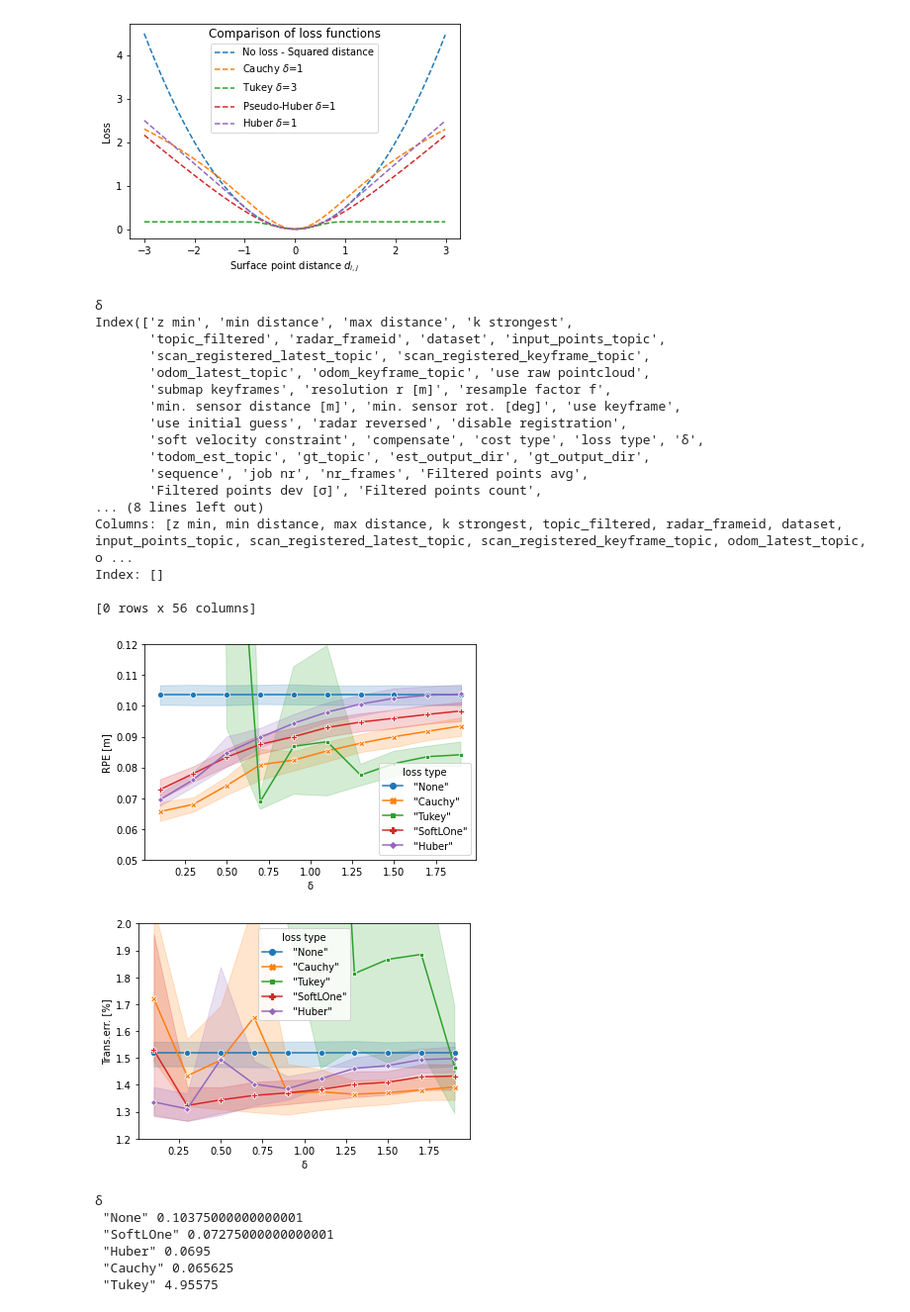
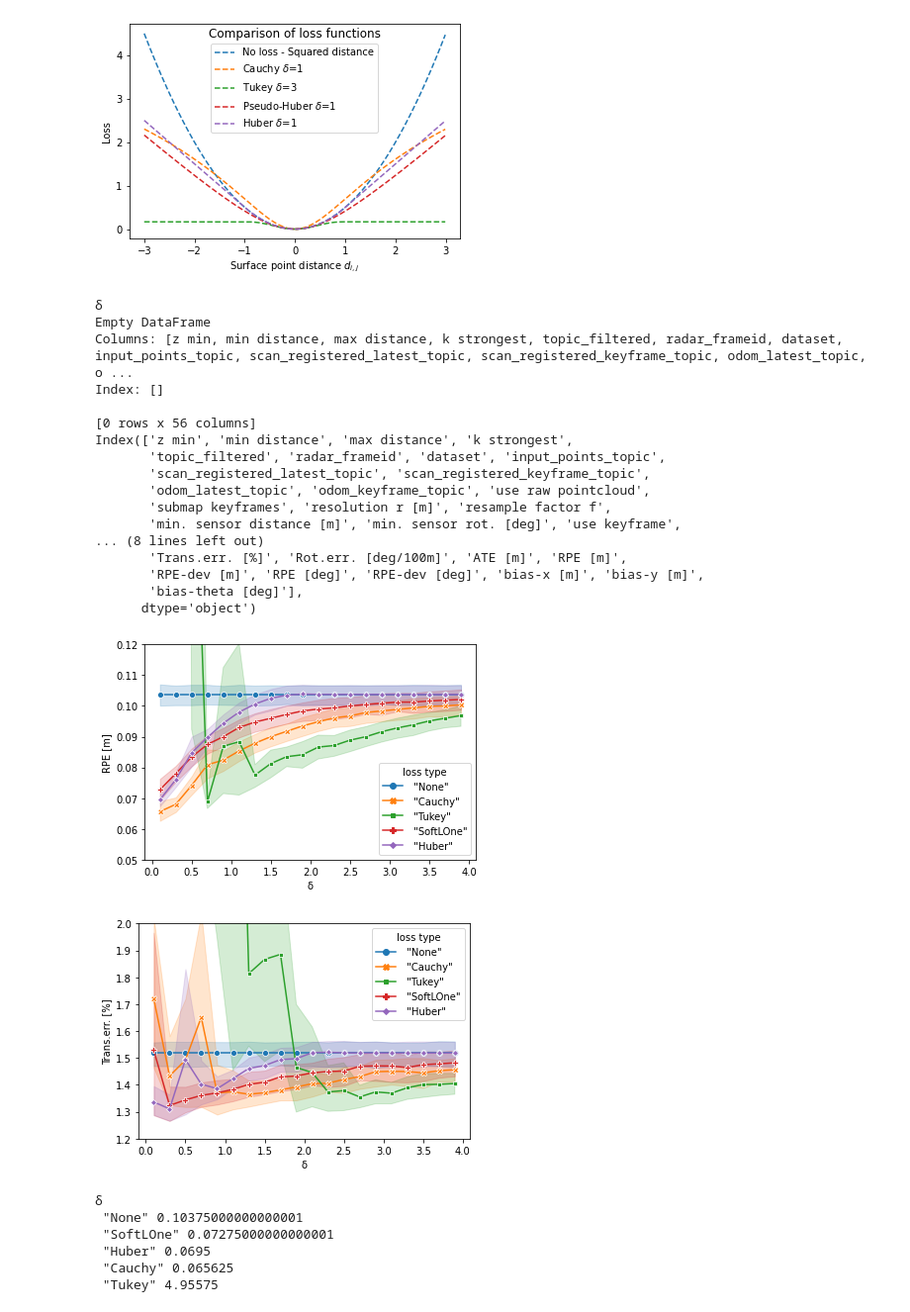
Before and after one commit to Samleo8/CFEAR_evaluation, a Jupyter notebook: loss_function_eval/plot_loss_funcitons.ipynb, the cells around one changed output. Shown at 99% size. Saved outputs shown, nothing was run; the diff lists cells and outputs as text; code cells hidden in the pictures.

Commit message:
updated oxford eval with d2d results

```diff
--- a/loss_function_eval/plot_loss_funcitons.ipynb
+++ b/loss_function_eval/plot_loss_funcitons.ipynb
@@ -96,7 +96,7 @@ from pandas.api.types import CategoricalDtype
 x=str(u'\u03B4')
 print(x)
 
-df = pd.read_csv('./oxford-cfear2(p2p)-loss_2021-10-13_10:21_eval.csv', sep=r',', header=0)
+df = pd.read_csv('./oxford-cfear2(p2p)-loss_2021-10-13_10:21_and_14:12eval.csv', sep=r',', header=0)
 
 #df = df.rename(columns={'Transl.Error': 'Transl. Error[%]'})
 df = df.rename(columns={'resolution r': 'resolution r [m]'})
@@ -105,44 +105,44 @@ dd=df[df["loss type"]=='"None"']
 print(dd)
 
 ##############################
 
 
 print(df.columns)
 plt.figure(1)
 ax1=sns.lineplot(data=df, x=x, y="RPE [m]", hue="loss type",style="loss type",markers=True, dashes=False)
 plt.ylim(0.05,0.12)
 fig = ax1.get_figure()
 fig.savefig('./output/loss_error_rpe.pdf', format='pdf')
 fig.savefig('./output/loss_error_rpe.png', format='png', dpi=200)
 
 
 
 plt.figure(2)
 ax1=sns.lineplot(data=df, x=x, y="Trans.err. [%]", hue="loss type",style="loss type",markers=True, dashes=False)
 plt.ylim(1.2,2.0)
 fig = ax1.get_figure()
 fig.savefig('./output/loss_error_odom_error.pdf', format='pdf')
 fig.savefig('./output/loss_error_odom_error.png', format='png', dpi=200)
 # %% [output]
 δ
+Empty DataFrame
+Columns: [z min, min distance, max distance, k strongest, topic_filtered, radar_frameid, dataset, input_points_topic, scan_registered_latest_topic, scan_registered_keyframe_topic, odom_latest_topic, o ...
+Index: []
+
+[0 rows x 56 columns]
 Index(['z min', 'min distance', 'max distance', 'k strongest',
        'topic_filtered', 'radar_frameid', 'dataset', 'input_points_topic',
        'scan_registered_latest_topic', 'scan_registered_keyframe_topic',
        'odom_latest_topic', 'odom_keyframe_topic', 'use raw pointcloud',
        'submap keyframes', 'resolution r [m]', 'resample factor f',
        'min. sensor distance [m]', 'min. sensor rot. [deg]', 'use keyframe',
-       'use initial guess', 'radar reversed', 'disable registration',
-       'soft velocity constraint', 'compensate', 'cost type', 'loss type', 'δ',
-       'todom_est_topic', 'gt_topic', 'est_output_dir', 'gt_output_dir',
-       'sequence', 'job nr', 'nr_frames', 'Filtered points avg',
-       'Filtered points dev [σ]', 'Filtered points count',
 ... (8 lines left out)
-Columns: [z min, min distance, max distance, k strongest, topic_filtered, radar_frameid, dataset, input_points_topic, scan_registered_latest_topic, scan_registered_keyframe_topic, odom_latest_topic, o ...
-Index: []
-
-[0 rows x 56 columns]
+       'Trans.err. [%]', 'Rot.err. [deg/100m]', 'ATE [m]', 'RPE [m]',
+       'RPE-dev [m]', 'RPE [deg]', 'RPE-dev [deg]', 'bias-x [m]', 'bias-y [m]',
+       'bias-theta [deg]'],
+      dtype='object')
-[figure, old version]
+[figure, new version]
-[figure, old version]
+[figure, new version]
 # %%
 import pandas as pd
 import seaborn as sns
```
Also changed, not shown: 7 other files.
